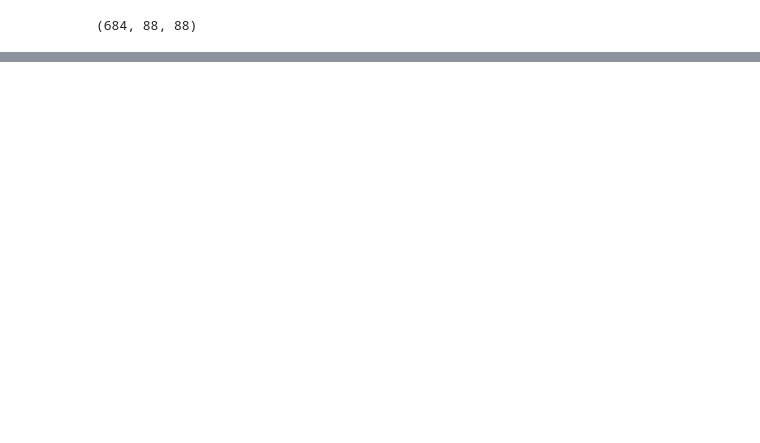
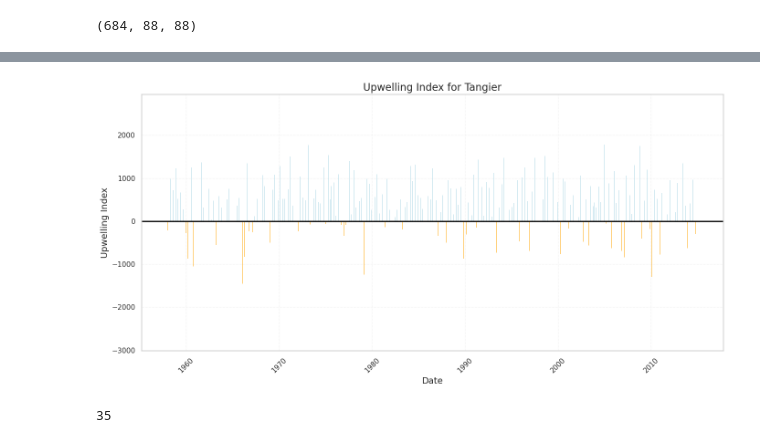
Before and after one commit to Mohamed-01-git/CLIMATOLOGY, a Jupyter notebook: UIC.ipynb, the cells around one changed output, grey strips where cells are left out. Drawn from its saved outputs; the diff is of its cells as text; code cells hidden in the pictures; blank space fills up the shorter version.

```diff
--- a/UIC.ipynb
+++ b/UIC.ipynb
@@ -127,0 +143,44 @@ MAP.plot(vmin=np.min(MAP).values, vmax=np.max(MAP).values, cmap='viridis')
+# %%
+import matplotlib.pyplot as plt
+
+# Extract the Upwelling Index for Tangier using the coordinates for longitude and latitude
+longitude_index = int(CITY["Tangier"]["longitude"])
+latitude_index = int(CITY["Tangier"]["latitude"])
+
+# Extract the relevant time series
+MAP_2 = UI[:,  longitude_index,latitude_index]
+
+# Create a figure for plotting
+plt.figure(figsize=(14, 7))
+
+# Define colors for positive and negative values
+colors = ['lightblue' if val >= 0 else 'orange' for val in MAP_2.values]
+
+# Create a bar plot using time_counter as x-axis
+plt.bar(MAP_2.time_counter.values, MAP_2.values, color=colors, width=5.0, edgecolor='none')
+
+# Add horizontal line at y=0
+plt.axhline(0, color='black', linewidth=2)
+
+# Add titles and labels
+plt.title('Upwelling Index for Tangier', fontsize=16)
+plt.xlabel('Date', fontsize=14)
+plt.ylabel('Upwelling Index', fontsize=14)
+
+# Customize x-axis ticks for better readability
+plt.xticks(rotation=45)
+
+# Add gridlines
+plt.grid(visible=True, linestyle='--', alpha=0.2)
+
+# Tighten layout to fit elements nicely
+plt.tight_layout()
+
+# Show the plot
+plt.show()
+# %% [output]
+[figure, added]
+# %%
+latitude_index
+# %% [output]
+35
```
Also changed, not shown: parts of 20 cells of this notebook.
